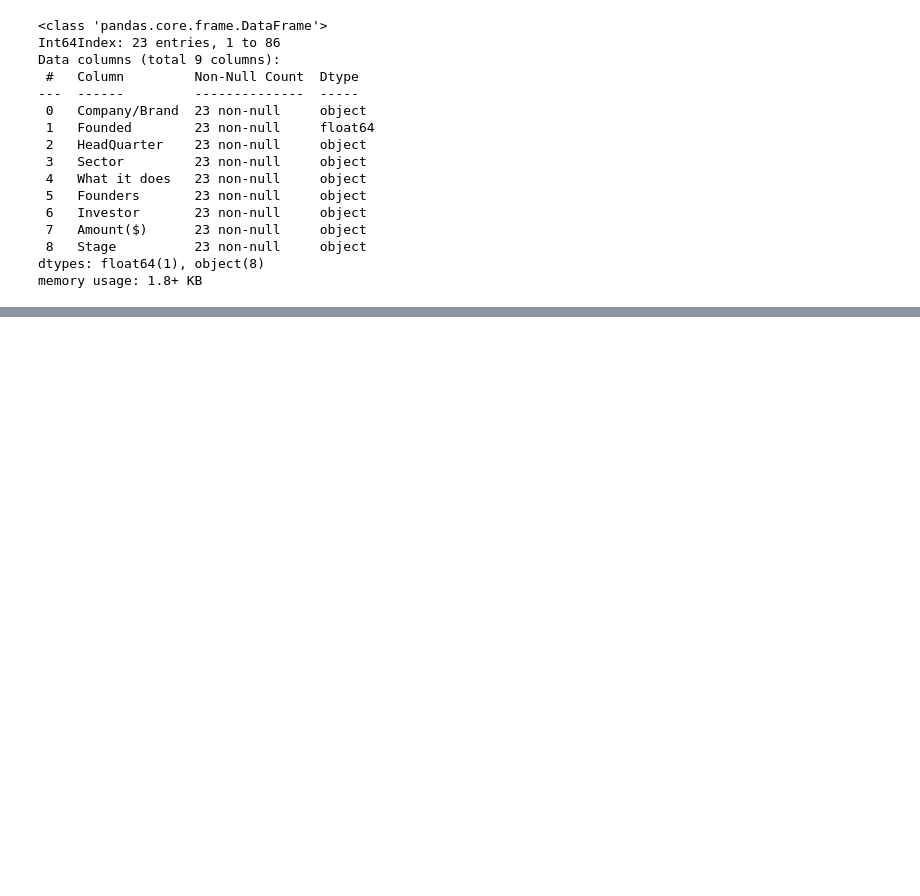
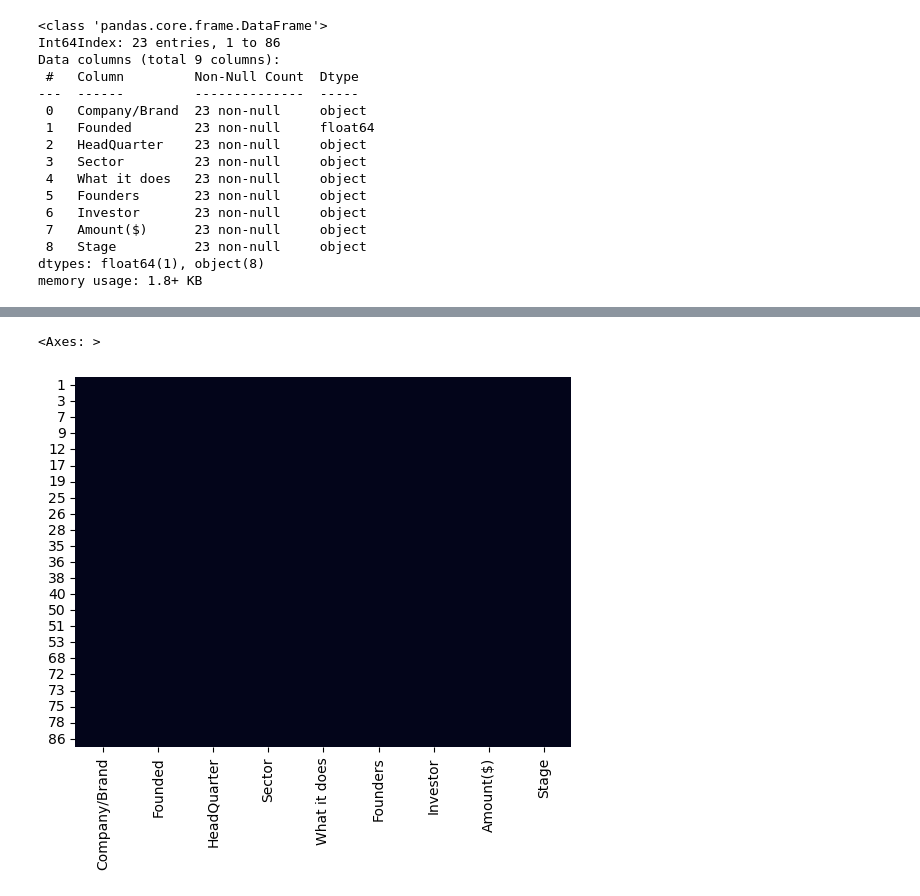
Before and after one commit to bambadij/LP1-Data-Analysis, a Jupyter notebook: clean_data_LP1_startup_fundind_2019.ipynb, the cells around one changed output, grey strips where cells are left out. Cells and saved outputs as stored; diff of their text form; code cells hidden in the pictures; blank space fills up the shorter version.

```diff
--- a/clean_data_LP1_startup_fundind_2019.ipynb
+++ b/clean_data_LP1_startup_fundind_2019.ipynb
@@ -106,0 +120,5 @@ memory usage: 1.8+ KB
+# %%
+sns.heatmap(df_4.isna(),cbar=False)
+# %% [output]
+<Axes: >
+[figure, added]
```
Also changed, not shown: parts of 1 cell of this notebook.
